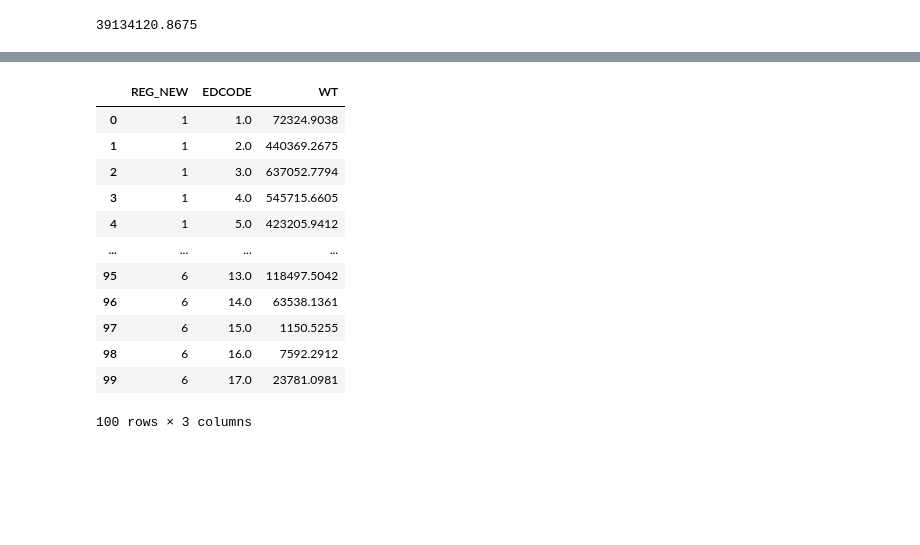
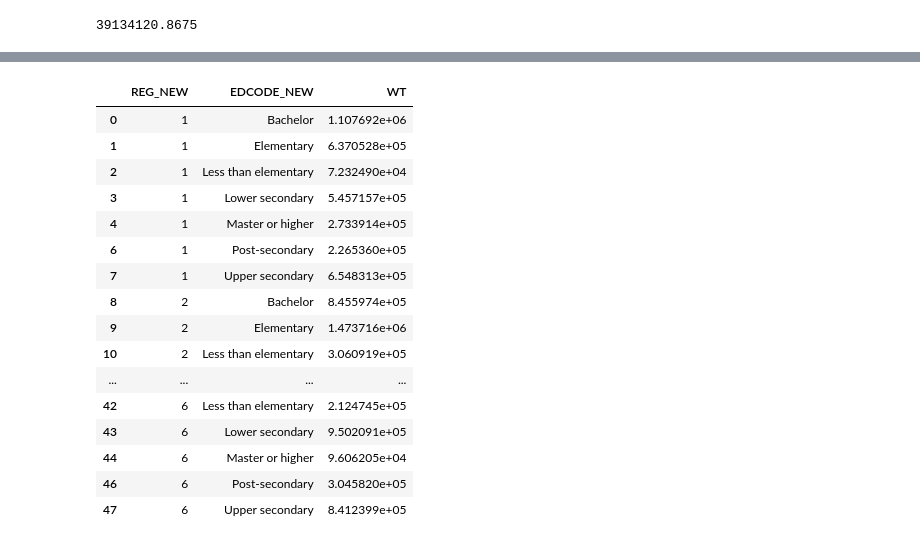
Before and after one commit to PhakphumJ/Thesis_code, a Jupyter notebook: LFS_code.ipynb, the cells around one changed output, grey strips where cells are left out. Drawn from its saved outputs; the diff is of its cells as text; code cells hidden in the pictures; blank space fills up the shorter version.

```diff
--- a/LFS_code.ipynb
+++ b/LFS_code.ipynb
@@ -206,19 +206,27 @@ LFS_56_Q1
 # %%
 ### Tabulate the data. Get the number of people in each education level (7 categories), in each region (6 regions).
 ## Tabulate the data.
+LFS_56_Q1_tab = LFS_56_Q1.groupby(["REG_NEW", "EDCODE_NEW"]).agg({"WT": "sum"}).reset_index()
+
+## Exclude the "Other/Unknown" category.
+LFS_56_Q1_tab = LFS_56_Q1_tab[LFS_56_Q1_tab["EDCODE_NEW"] != "Other/Unknown"]
-# %%
-LFS_56_Q1__reg_total_edu
-# %% [output]
-|  | REG_NEW | EDCODE | WT |
-| 0 | 1 | 1.0 | 72324.9038 |
-| 1 | 1 | 2.0 | 440369.2675 |
-| 2 | 1 | 3.0 | 637052.7794 |
-| 3 | 1 | 4.0 | 545715.6605 |
-| 4 | 1 | 5.0 | 423205.9412 |
-| ... | ... | ... | ... |
-| 95 | 6 | 13.0 | 118497.5042 |
-| 96 | 6 | 14.0 | 63538.1361 |
-| 97 | 6 | 15.0 | 1150.5255 |
-| 98 | 6 | 16.0 | 7592.2912 |
-| 99 | 6 | 17.0 | 23781.0981 |
-100 rows × 3 columns
+# %%
+LFS_56_Q1_tab
+# %% [output]
+|  | REG_NEW | EDCODE_NEW | WT |
+| 0 | 1 | Bachelor | 1.107692e+06 |
+| 1 | 1 | Elementary | 6.370528e+05 |
+| 2 | 1 | Less than elementary | 7.232490e+04 |
+| 3 | 1 | Lower secondary | 5.457157e+05 |
+| 4 | 1 | Master or higher | 2.733914e+05 |
+| 6 | 1 | Post-secondary | 2.265360e+05 |
+| 7 | 1 | Upper secondary | 6.548313e+05 |
+| 8 | 2 | Bachelor | 8.455974e+05 |
+| 9 | 2 | Elementary | 1.473716e+06 |
+| 10 | 2 | Less than elementary | 3.060919e+05 |
+| ... | ... | ... | ... |
+| 42 | 6 | Less than elementary | 2.124745e+05 |
+| 43 | 6 | Lower secondary | 9.502091e+05 |
+| 44 | 6 | Master or higher | 9.606205e+04 |
+| 46 | 6 | Post-secondary | 3.045820e+05 |
+| 47 | 6 | Upper secondary | 8.412399e+05 |
```
Also changed, not shown: parts of 2 cells of this notebook.
